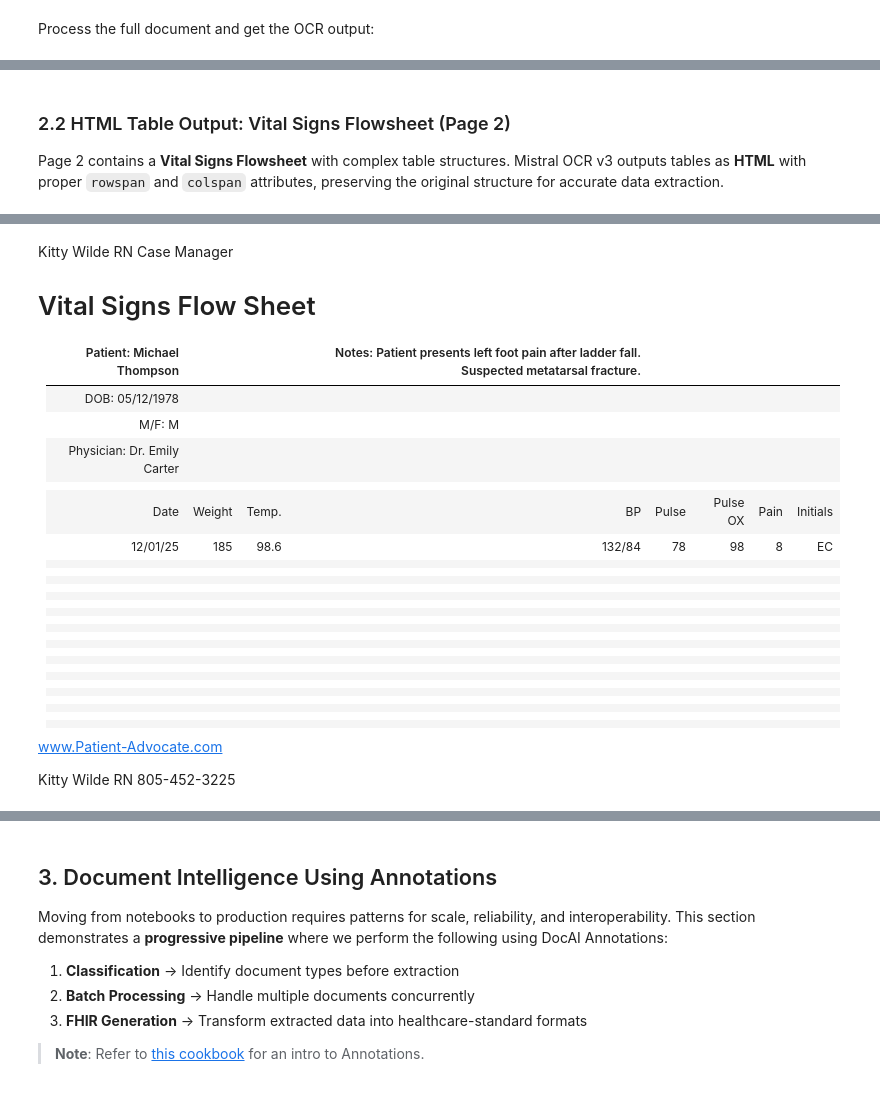
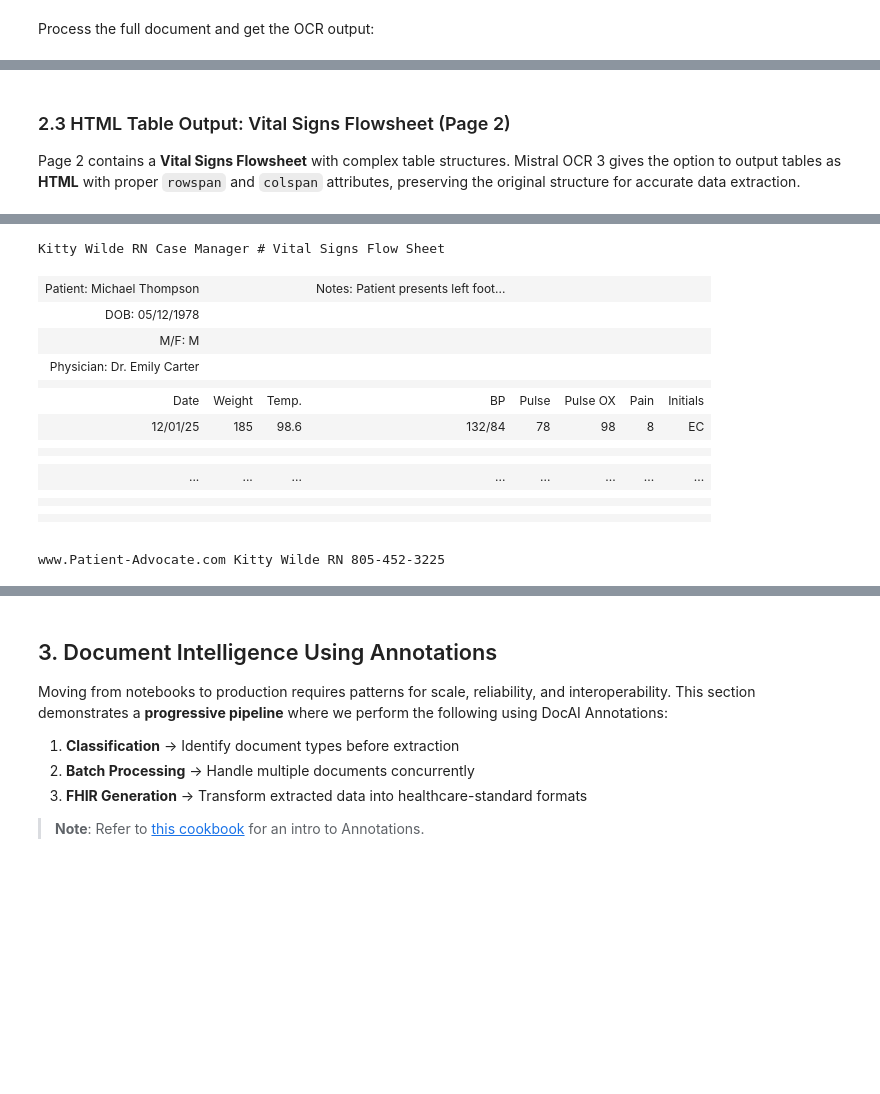
Before and after one commit to mistralai/cookbook, a Jupyter notebook: mistral/ocr/hcls/ocr_hcls.ipynb, the cells around one changed output, grey strips where cells are left out. Drawn from its saved outputs; the diff is of its cells as text; code cells hidden in the pictures; blank space fills up the shorter version.

```diff
--- a/mistral/ocr/hcls/ocr_hcls.ipynb
+++ b/mistral/ocr/hcls/ocr_hcls.ipynb
@@ -98,9 +103,6 @@ def encode_pdf(pdf_path):
 Process the full document and get the OCR output:
 # %%
 import json
-
-# Path to your pdf (using local file)
-pdf_path = "<your_path_to_pdf>/patient-packet-completed.pdf"
 
 # Getting the base64 string
 base64_pdf = encode_pdf(pdf_path)
@@ -112,10 +114,9 @@ pdf_response = client.ocr.process(
         "type": "document_url",
         "document_url": f"data:application/pdf;base64,{base64_pdf}"
     },
-    include_image_base64=True
+    include_image_base64=True,
+    table_format="html" #Specify HTML format to render complex table formats
 )
 
 # Convert response to JSON format
 response_dict = json.loads(pdf_response.model_dump_json())
-
-print(json.dumps(response_dict, indent=4)[0:1000]) # check the first 1000 characters
@@ -324,23 +258,12 @@ You may be asked to pay a deposit 3-5 days before admission. The amount is based
 # %% [markdown]
-### 2.2 HTML Table Output: Vital Signs Flowsheet (Page 2)
+### 2.3 HTML Table Output: Vital Signs Flowsheet (Page 2)
 
-Page 2 contains a **Vital Signs Flowsheet** with complex table structures. Mistral OCR v3 outputs tables as **HTML** with proper `rowspan` and `colspan` attributes, preserving the original structure for accurate data extraction.
+Page 2 contains a **Vital Signs Flowsheet** with complex table structures. Mistral OCR 3 gives the option to output tables as **HTML** with proper `rowspan` and `colspan` attributes, preserving the original structure for accurate data extraction.
 # %%
 # Display Page 2 - Vital Signs Flowsheet with HTML table
 print("📄 PAGE 2: Vital Signs Flowsheet")
 print("Notice: Tables output as HTML with rowspan/colspan preserved\n")
-
-# Get the raw markdown to show the HTML structure
-page2_markdown = pdf_response.pages[1].markdown
-print("Raw OCR Output (showing HTML table structure):")
-print("-" * 60)
-print(page2_markdown[:2000])  # Show first 2000 chars of raw output
-print("\n... (truncated)")
-
-print("\n" + "="*60)
-print("Rendered Output:")
-print("="*60)
-display(Markdown(page2_markdown))
+display_page_with_tables(1, response_dict, pdf_response)
 # %% [output]
 📄 PAGE 2: Vital Signs Flowsheet
 Notice: Tables output as HTML with rowspan/colspan preserved
@@ -362,38 +270,19 @@ Rendered Output:
-Kitty Wilde RN Case Manager
-
-# Vital Signs Flow Sheet
-
-|  Patient: Michael Thompson |   |   | Notes: Patient presents left foot pain after ladder fall. Suspected metatarsal fracture.  |   |   |   |   |
-| --- | --- | --- | --- | --- | --- | --- | --- |
-|  DOB: 05/12/1978  |   |   |   |   |   |   |   |
-|  M/F: M  |   |   |   |   |   |   |   |
-|  Physician: Dr. Emily Carter  |   |   |   |   |   |   |   |
-|  |   |   |   |   |   |   |   |
-|  Date | Weight | Temp. | BP | Pulse | Pulse OX | Pain | Initials  |
-|  12/01/25 | 185 | 98.6 | 132/84 | 78 | 98 | 8 | EC  |
-|  |   |   |   |   |   |   |   |
-|  |   |   |   |   |   |   |   |
-|  |   |   |   |   |   |   |   |
-|  |   |   |   |   |   |   |   |
-|  |   |   |   |   |   |   |   |
-|  |   |   |   |   |   |   |   |
-|  |   |   |   |   |   |   |   |
-|  |   |   |   |   |   |   |   |
-|  |   |   |   |   |   |   |   |
-|  |   |   |   |   |   |   |   |
-|  |   |   |   |   |   |   |   |
-|  |   |   |   |   |   |   |   |
-|  |   |   |   |   |   |   |   |
-|  |   |   |   |   |   |   |   |
-|  |   |   |   |   |   |   |   |
-|  |   |   |   |   |   |   |   |
-|  |   |   |   |   |   |   |   |
-|  |   |   |   |   |   |   |   |
-|  |   |   |   |   |   |   |   |
-|  |   |   |   |   |   |   |   |
-|  |   |   |   |   |   |   |   |
-
-www.Patient-Advocate.com
-
-Kitty Wilde RN 805-452-3225
+Kitty Wilde RN Case Manager # Vital Signs Flow Sheet
+| Patient: Michael Thompson |  |  | Notes: Patient presents left foot... |  |  |  |  |
+| DOB: 05/12/1978 |  |  |  |  |  |  |  |
+| M/F: M |  |  |  |  |  |  |  |
+| Physician: Dr. Emily Carter |  |  |  |  |  |  |  |
+|  |  |  |  |  |  |  |  |
+| Date | Weight | Temp. | BP | Pulse | Pulse OX | Pain | Initials |
+| 12/01/25 | 185 | 98.6 | 132/84 | 78 | 98 | 8 | EC |
+|  |  |  |  |  |  |  |  |
+|  |  |  |  |  |  |  |  |
+|  |  |  |  |  |  |  |  |
+| ... | ... | ... | ... | ... | ... | ... | ... |
+|  |  |  |  |  |  |  |  |
+|  |  |  |  |  |  |  |  |
+|  |  |  |  |  |  |  |  |
+|  |  |  |  |  |  |  |  |
+|  |  |  |  |  |  |  |  |
+www.Patient-Advocate.com Kitty Wilde RN 805-452-3225
 # %% [markdown]
```
Also changed, not shown: parts of 34 cells of this notebook.
